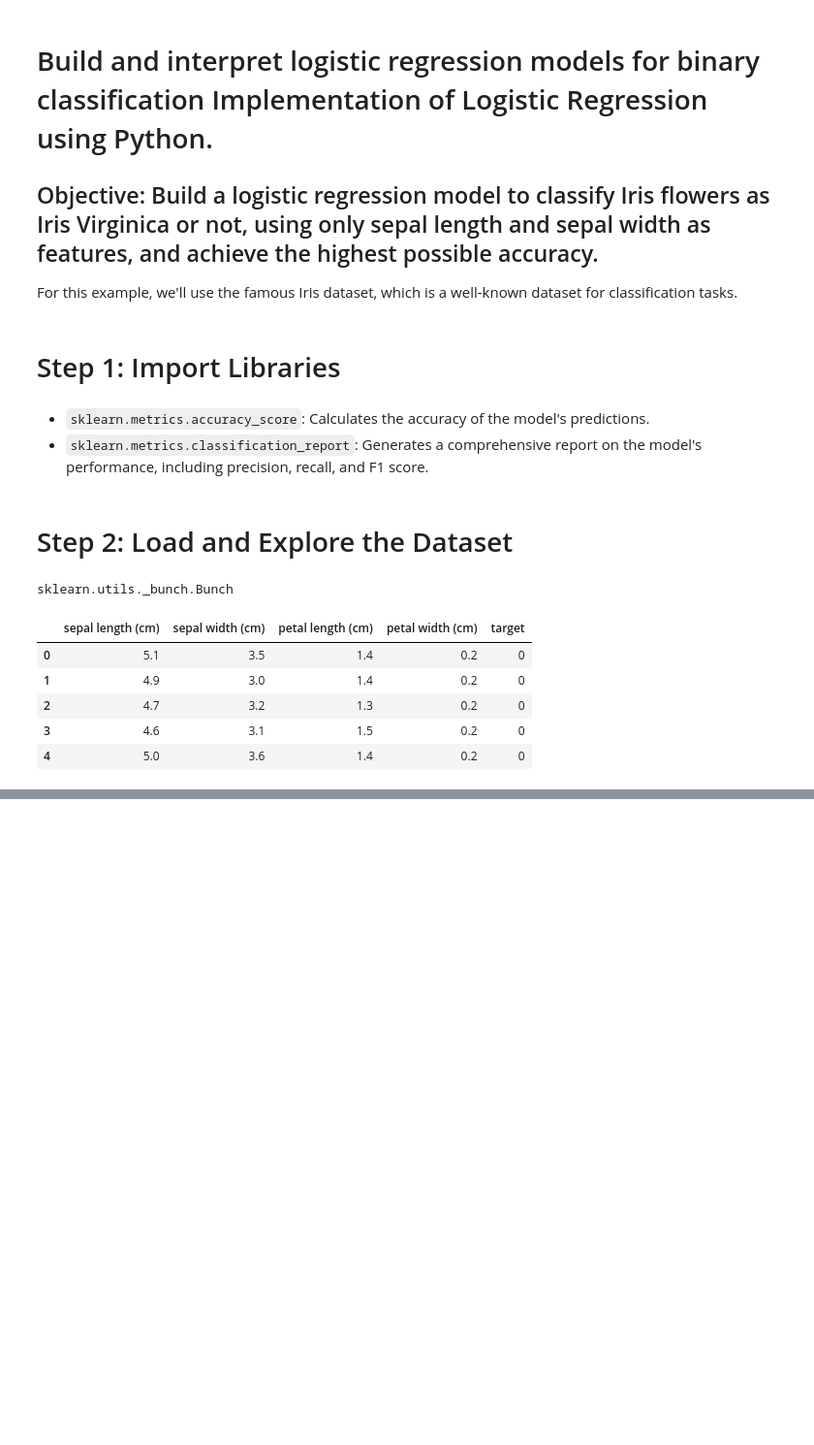
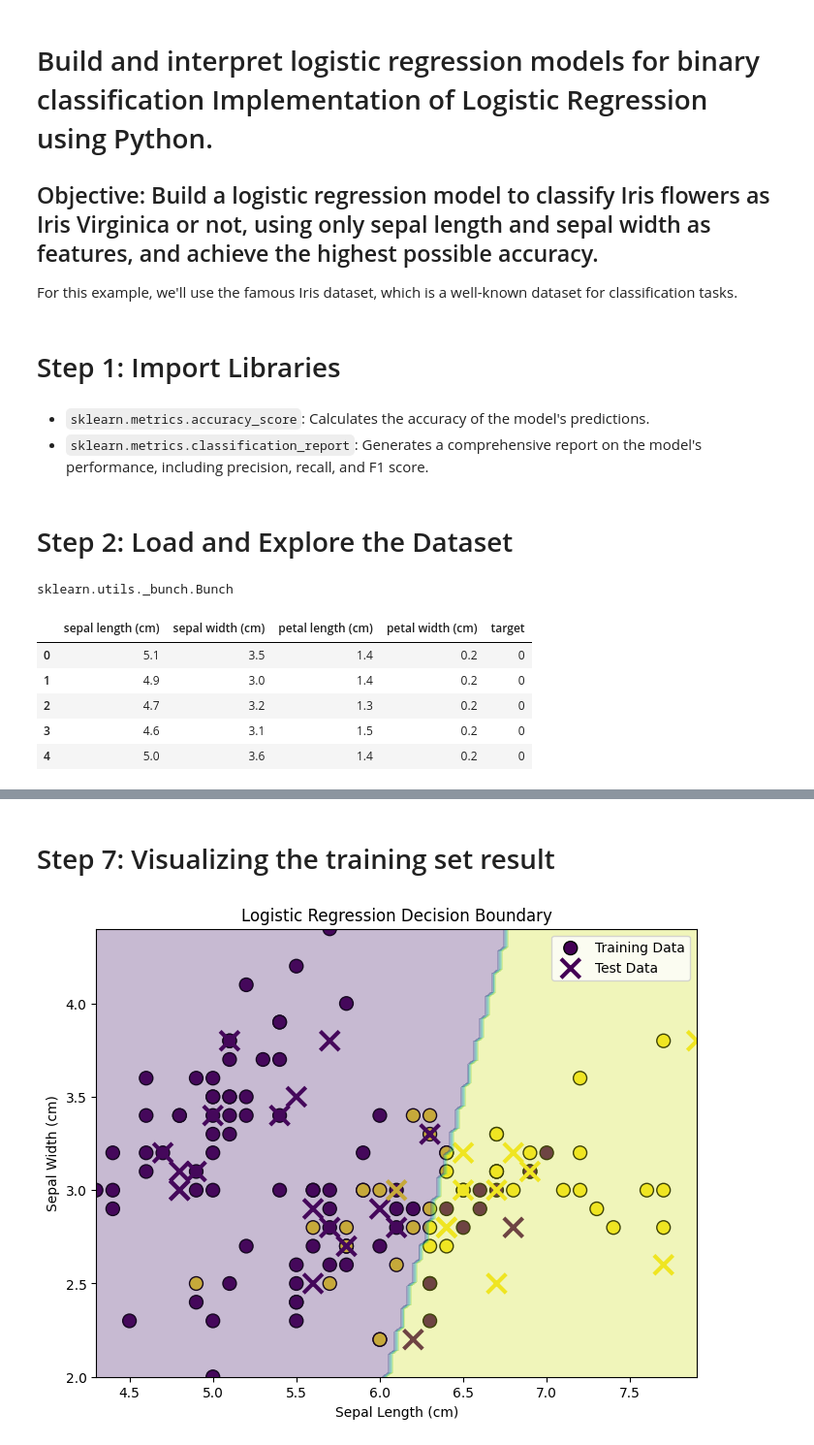
Before and after one commit to VED-PRAKA5H/machine_learning, a Jupyter notebook: logistic_regression.ipynb, the cells around one changed output, grey strips where cells are left out. Shown: that part at 97% size. Drawn from its saved outputs; the diff is of its cells as text; code cells hidden in the pictures; blank space fills up the shorter version.

```diff
--- a/logistic_regression.ipynb
+++ b/logistic_regression.ipynb
@@ -39,0 +64,5 @@ data.head()
+# %%
+# Selecting two features (sepal length and sepal width) for simplicity
+X = data[['sepal length (cm)', 'sepal width (cm)']]
+y = (data['target'] == 2).astype(int)  # Binary classification: Iris-Virginica or not
+print(X.shape, y.shape)
@@ -39,0 +73,2 @@ data.head()
+# %%
+X_train, X_test, y_train, y_test = train_test_split(X, y, test_size=0.2, random_state=42)
@@ -39,0 +77,5 @@ data.head()
+# %%
+# Create a logistic regression model
+model = LogisticRegression()
+# Train the model on the training data
+model.fit(X_train, y_train)
@@ -39,0 +108,49 @@ data.head()
+# %% [markdown]
+# Step 7: Visualizing the training set result
+# %%
+# Assuming you have feature names stored in separate variables
+feature_names = ['sepal length (cm)', 'sepal width (cm)']
+
+# Assign the feature names to X
+X.columns = feature_names
+
+# Rest of your code...
+
+plt.figure(figsize=(8, 6)) # Visualize decision boundary
+
+# Plot the training points
+plt.scatter(X_train['sepal length (cm)'],
+            X_train['sepal width (cm)'],
+            c=y_train, cmap='viridis',
+            edgecolors='k',
+            s=100,
+            label='Training Data')
+
+# Plot the test points
+plt.scatter(X_test['sepal length (cm)'],
+            X_test['sepal width (cm)'],
+            c=y_test,
+            cmap='viridis',
+            marker='x',
+            s=200,
+            linewidth=3,
+            label='Test Data')
+
+# Create a meshgrid for the decision boundary
+xx, yy = np.meshgrid(np.linspace(X['sepal length (cm)'].min(),X['sepal length (cm)'].max(), 100),
+                     np.linspace(X['sepal width (cm)'].min(), X['sepal width (cm)'].max(), 100))
+Z = model.predict(np.c_[xx.ravel(), yy.ravel()])
+Z = Z.reshape(xx.shape)
+
+# Plot decision boundary
+plt.contourf(xx, yy, Z, alpha=0.3, cmap='viridis')
+
+plt.xlabel('Sepal Length (cm)')
+plt.ylabel('Sepal Width (cm)')
+plt.title('Logistic Regression Decision Boundary')
+
+plt.legend() # Add legend
+
+plt.show()
+# %% [output]
+[figure, added]
```
Also changed, not shown: parts of 12 cells of this notebook.
